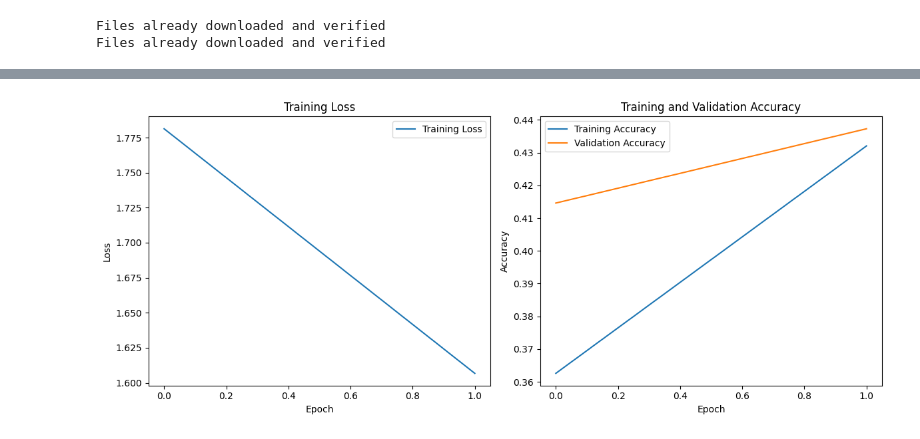
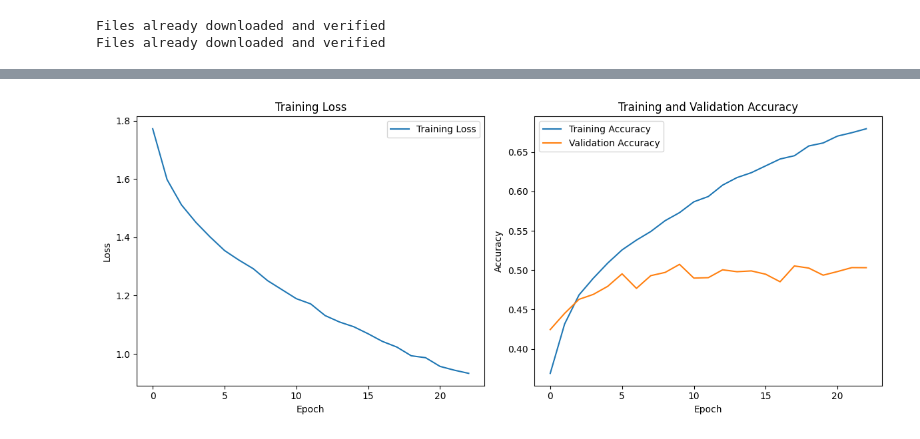
Before and after one commit to arkayareddy/RML-hw1, a Jupyter notebook: MLP_CIFAR_10.ipynb, the cells around one changed output, grey strips where cells are left out. Saved outputs shown, nothing was run; the diff lists cells and outputs as text; code cells hidden in the pictures.

```diff
--- a/MLP_CIFAR_10.ipynb
+++ b/MLP_CIFAR_10.ipynb
@@ -51,7 +51,7 @@ criterion = nn.CrossEntropyLoss()
 optimizer = optim.Adam(model.parameters(), lr=0.001)
 
 # Training the model
-epochs = 2
+epochs = 23
 train_losses, train_accs, val_accs = [], [], []
 
 for epoch in range(epochs):
@@ -143,10 +158,10 @@ Epoch 2 - Train loss: 1.607, Train acc: 0.432, Val acc: 0.437
 [interactive output not drawn]
 [interactive output not drawn]
 [interactive output not drawn]
 [interactive output not drawn]
 [interactive output not drawn]
 [interactive output not drawn]
-[figure, old version]
+[figure, new version]
 # %%
 
 files.download('/mnt/data/cifar10_mlp_model.pth')
```
Also changed, not shown: parts of 1 cell of this notebook.
